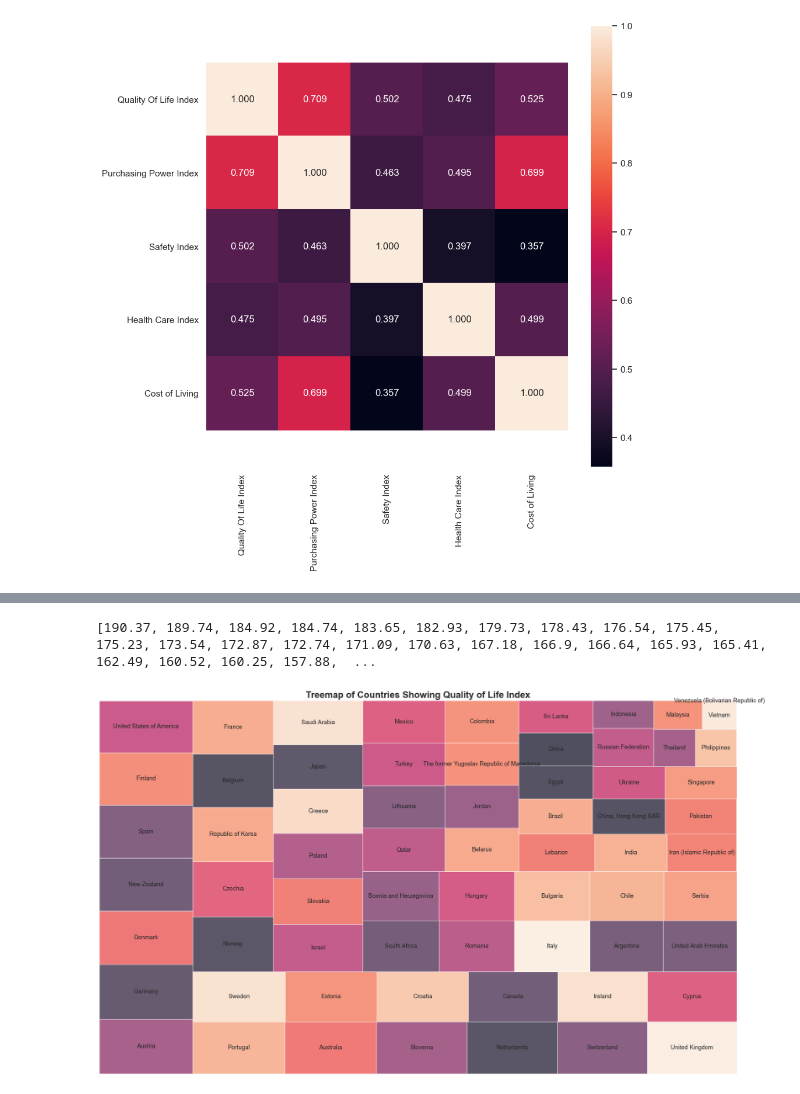
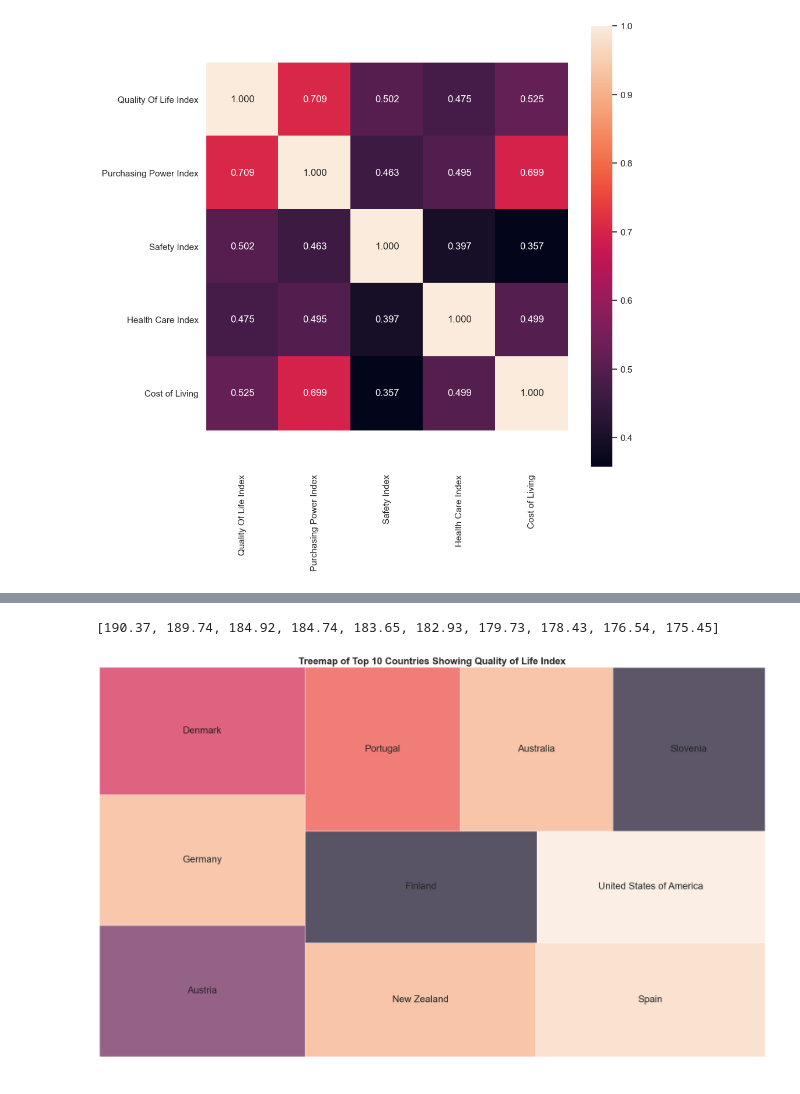
Before and after one commit to NigelGondo/Portfolio_Projects, a Jupyter notebook: Multiple Linear Regression (Quality of Life Index vs Other Socio-Economic Indices).ipynb, the cells around one changed output, grey strips where cells are left out. Drawn from its saved outputs; the diff is of its cells as text; code cells hidden in the pictures.

```diff
--- a/Multiple Linear Regression (Quality of Life Index vs Other Socio-Economic Indices).ipynb
+++ b/Multiple Linear Regression (Quality of Life Index vs Other Socio-Economic Indices).ipynb
@@ -294,0 +278,5 @@ df_data_cleaned_sorted_by_qol
+# %%
+#Sorting data by Quality of life in desc for the top 10
+df_data_cleaned_sorted_by_qol_top10 = df_data_cleaned.sort_values('Quality Of Life Index', ascending = False)
+df_data_cleaned_sorted_by_qol_top10 = df_data_cleaned_sorted_by_qol_top10.iloc[:10]
+df_data_cleaned_sorted_by_qol_top10
@@ -295,21 +295,22 @@ df_data_cleaned_sorted_by_qol
 # %%
-country_list = list(df_data_cleaned_sorted_by_qol['country'])
+country_list_top10 = list(df_data_cleaned_sorted_by_qol_top10['country'])
 
-quality_of_life_index = list(df_data_cleaned_sorted_by_qol['Quality Of Life Index'])
+quality_of_life_index_top10 = list(df_data_cleaned_sorted_by_qol_top10['Quality Of Life Index'])
 
-print(quality_of_life_index)
+print(quality_of_life_index_top10)
 # %% [output]
-[190.37, 189.74, 184.92, 184.74, 183.65, 182.93, 179.73, 178.43, 176.54, 175.45, 175.23, 173.54, 172.87, 172.74, 171.09, 170.63, 167.18, 166.9, 166.64, 165.93, 165.41, 162.49, 160.52, 160.25, 157.88,  ...
+[190.37, 189.74, 184.92, 184.74, 183.65, 182.93, 179.73, 178.43, 176.54, 175.45]
 # %%
+#Tree map of top 10 countries based on Quality of Life Index
 plt.figure(figsize = (25,15))
 
-squarify.plot(sizes = quality_of_life_index,
-              label = country_list,
+squarify.plot(sizes = quality_of_life_index_top10,
+              label = country_list_top10,
               pad = False,
               bar_kwargs={'alpha':.7},
-              text_kwargs={'fontsize':13})
+              text_kwargs={'fontsize':20})
 
-plt.title('Treemap of Countries Showing Quality of Life Index', fontweight='bold', fontsize = 20)
+plt.title('Treemap of Top 10 Countries Showing Quality of Life Index', fontweight='bold', fontsize = 20)
 plt.axis('off');
 # %% [output]
-[figure, old version]
+[figure, new version]
```
Also changed, not shown: parts of 12 cells of this notebook, 1 other file.
